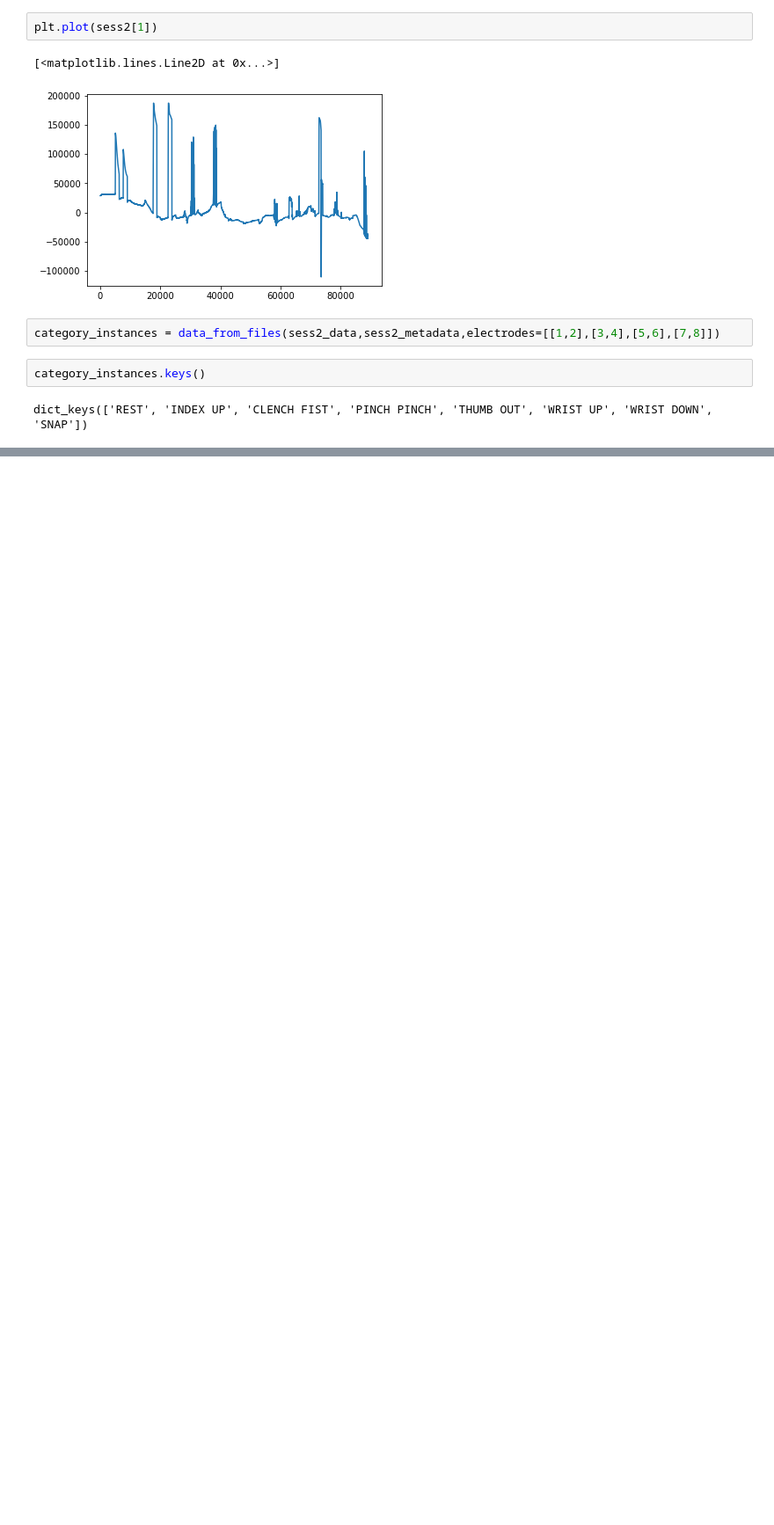
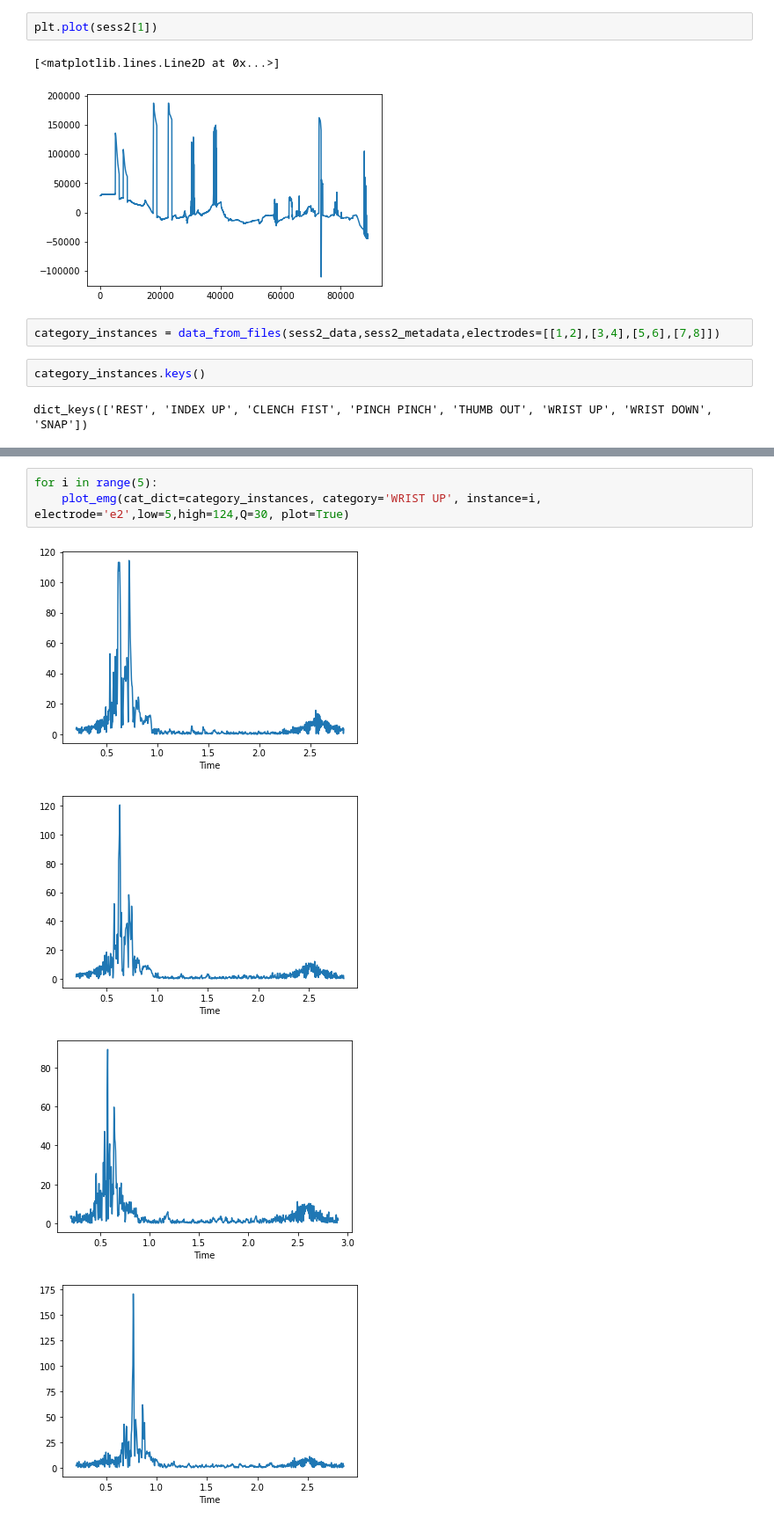
Before and after one commit to NeuroTech-UCSD/aeroMus, a Jupyter notebook: Project-Data/All_Motions.ipynb, the cells around one changed output, grey strips where cells are left out. Shown at 88% size. Drawn from its saved outputs; the diff is of its cells as text; blank space fills up the shorter version.

```diff
--- a/Project-Data/All_Motions.ipynb
+++ b/Project-Data/All_Motions.ipynb
@@ -87,0 +104,8 @@ for i in range(40):
+# %%
+for i in range(5):
+    plot_emg(cat_dict=category_instances, category='WRIST UP', instance=i, electrode='e2',low=5,high=124,Q=30, plot=True)
+# %% [output]
+[figure, added]
+[figure, added]
+[figure, added]
+[figure, added]
```
Also changed, not shown: parts of 9 cells of this notebook, 1 other file.
